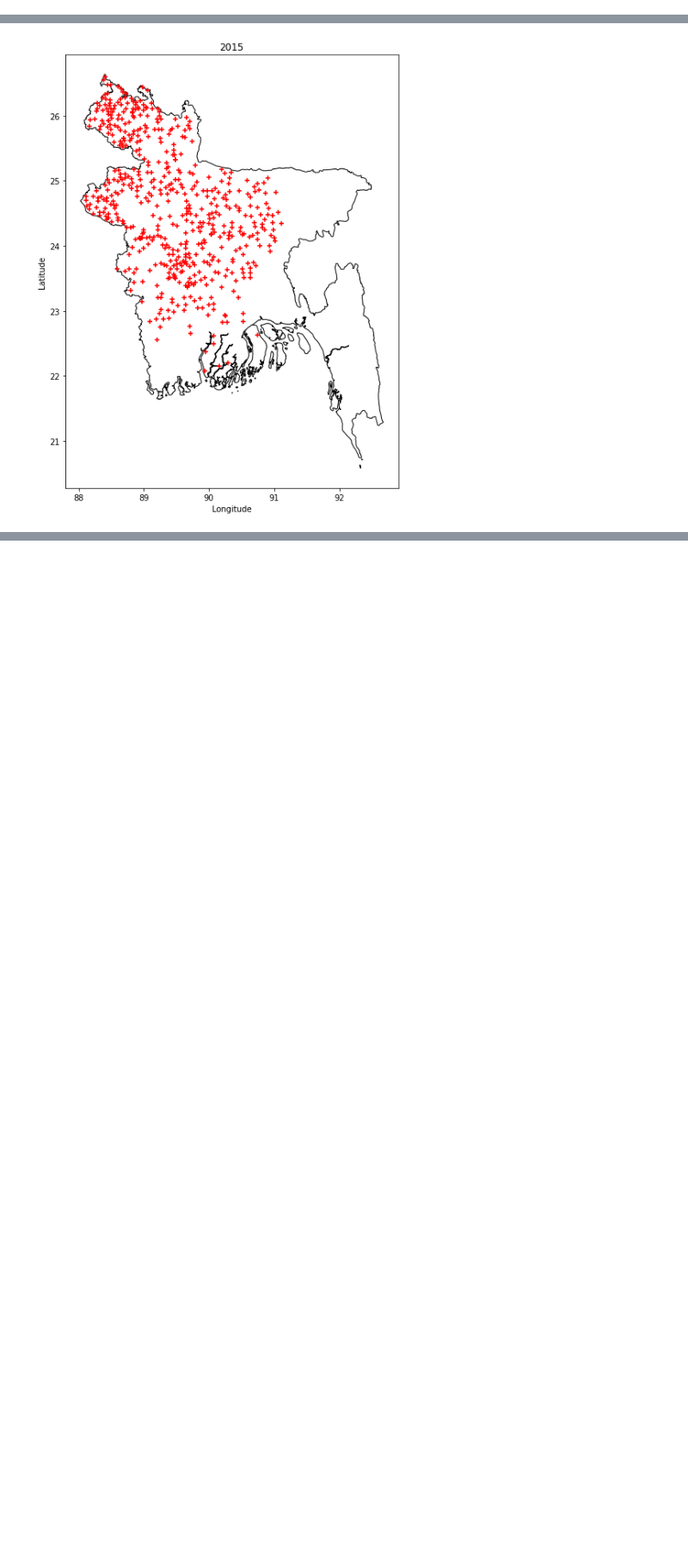
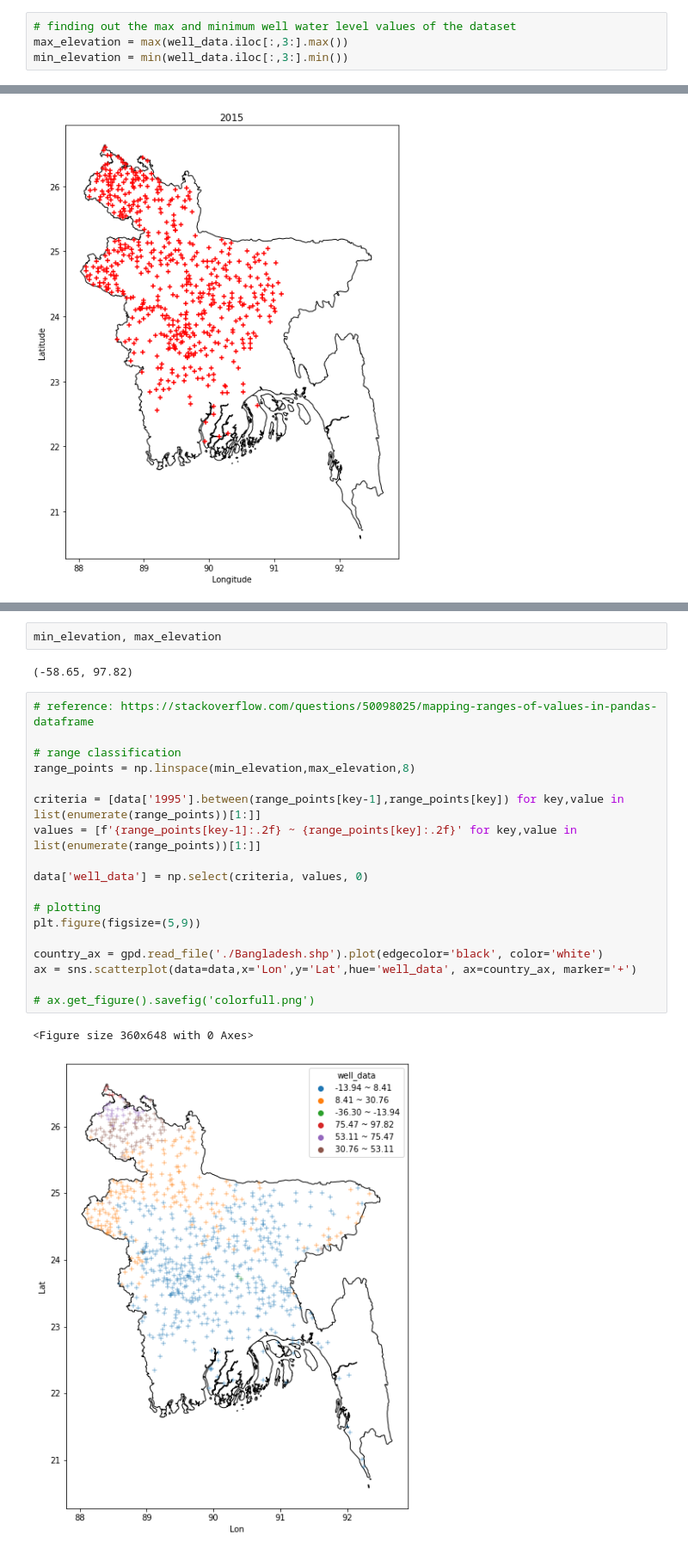
Before and after one commit to s-shifat/geo-data-analysis-practice, a Jupyter notebook: well_data_analysis.ipynb, the cells around one changed output, grey strips where cells are left out. Shown: that part at 86% size. Saved outputs shown, nothing was run; the diff lists cells and outputs as text; blank space fills up the shorter version.

```diff
--- a/well_data_analysis.ipynb
+++ b/well_data_analysis.ipynb
@@ -49,6 +50,10 @@ well_data.describe()
 | 50% | 24.370000 | 89.510000 | 6.270000 | 7.345000 | 6.770000 | 6.660000 | 7.345000 |
 | 75% | 25.020000 | 90.342500 | 14.235000 | 15.227500 | 14.635000 | 16.250000 | 20.970000 |
 | max | 26.590000 | 92.340000 | 97.540000 | 97.700000 | 97.820000 | 97.200000 | 97.330000 |
+# %%
+# finding out the max and minimum well water level values of the dataset
+max_elevation = max(well_data.iloc[:,3:].max())
+min_elevation = min(well_data.iloc[:,3:].min())
 # %%
 # making a function that returns a data set containing valid ie not null values of a certain year
 def clean_data(column,df=well_data):
@@ -140,0 +192,25 @@ figures
+# %%
+min_elevation, max_elevation
+# %% [output]
+(-58.65, 97.82)
+# %%
+# reference: https://stackoverflow.com/questions/50098025/mapping-ranges-of-values-in-pandas-dataframe
+
+# range classification
+range_points = np.linspace(min_elevation,max_elevation,8)
+
+criteria = [data['1995'].between(range_points[key-1],range_points[key]) for key,value in list(enumerate(range_points))[1:]]
+values = [f'{range_points[key-1]:.2f} ~ {range_points[key]:.2f}' for key,value in list(enumerate(range_points))[1:]]
+
+data['well_data'] = np.select(criteria, values, 0)
+
+# plotting
+plt.figure(figsize=(5,9))
+
+country_ax = gpd.read_file('./Bangladesh.shp').plot(edgecolor='black', color='white')
+ax = sns.scatterplot(data=data,x='Lon',y='Lat',hue='well_data', ax=country_ax, marker='+')
+
+# ax.get_figure().savefig('colorfull.png')
+# %% [output]
+<Figure size 360x648 with 0 Axes>
+[figure, added]
```
Also changed, not shown: parts of 4 cells of this notebook, 7 other files.
